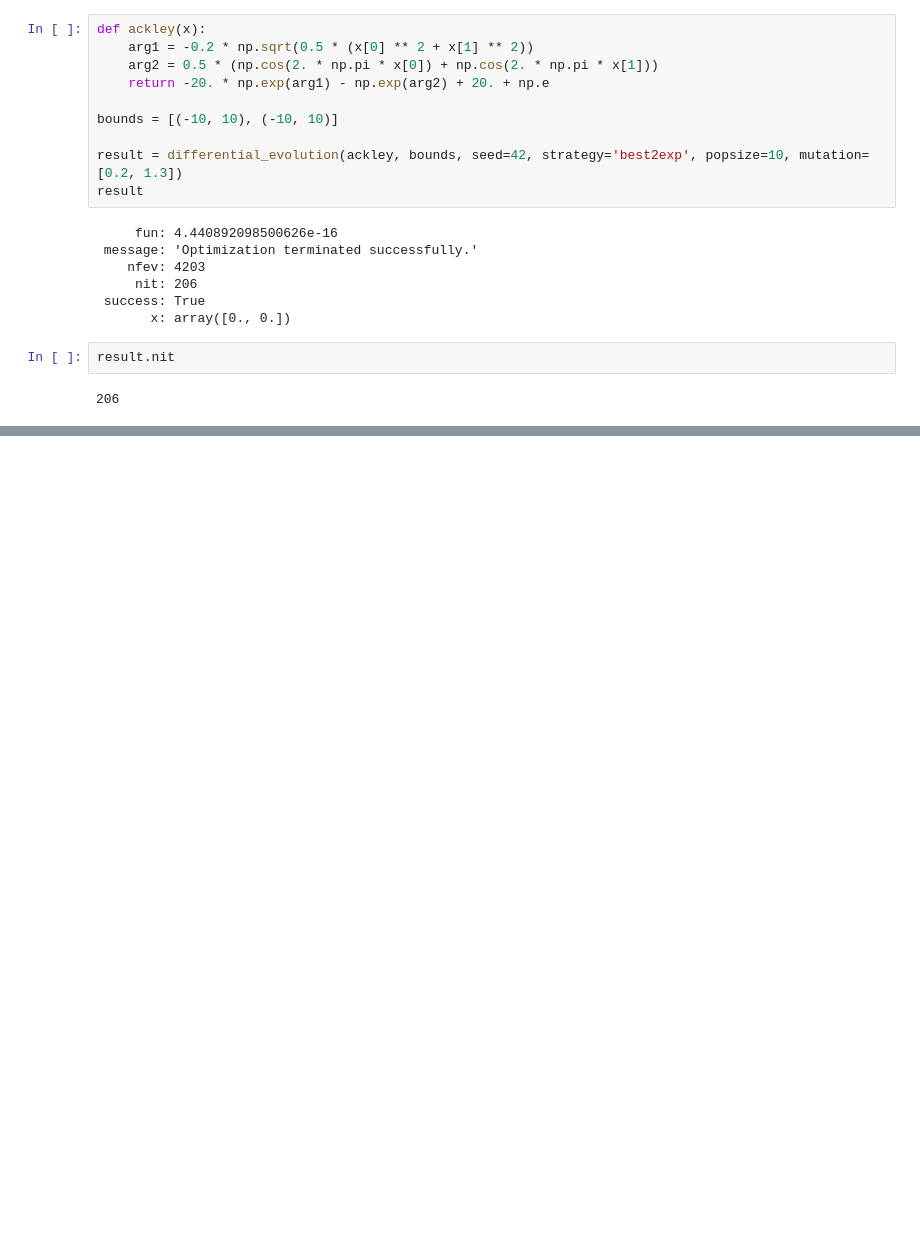
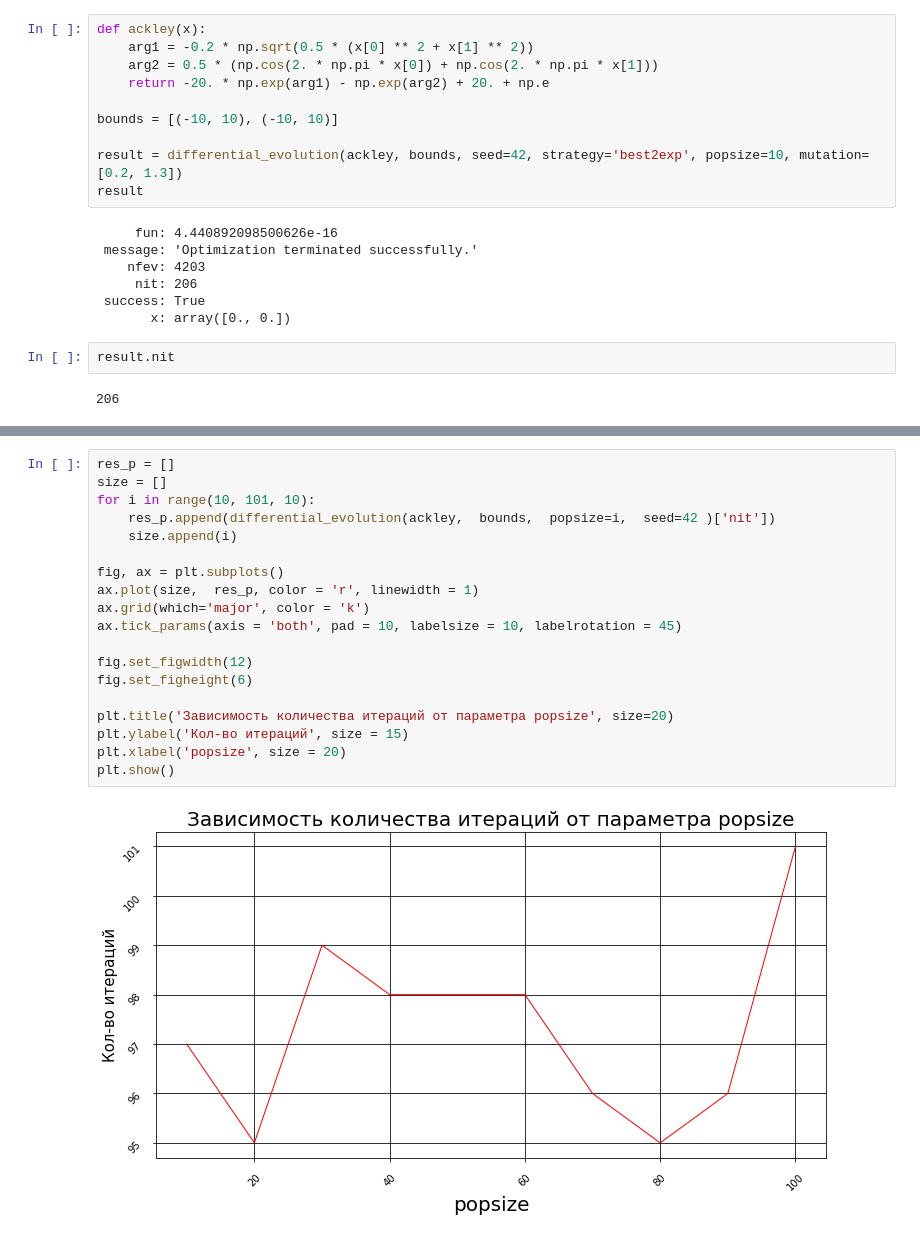
Before and after one commit to Yaroslavk93/Data-science, a Jupyter notebook: Mathematic/Advanced optimization.ipynb, the cells around one changed output, grey strips where cells are left out. Cells and saved outputs as stored; diff of their text form; blank space fills up the shorter version.

```diff
--- a/Mathematic/Advanced optimization.ipynb
+++ b/Mathematic/Advanced optimization.ipynb
@@ -42,0 +57,21 @@ plt.show()
+# %%
+res_p = []
+size = []
+for i in range(10, 101, 10):
+    res_p.append(differential_evolution(ackley,  bounds,  popsize=i,  seed=42 )['nit'])
+    size.append(i)
+
+fig, ax = plt.subplots()
+ax.plot(size,  res_p, color = 'r', linewidth = 1)
+ax.grid(which='major', color = 'k')
+ax.tick_params(axis = 'both', pad = 10, labelsize = 10, labelrotation = 45)
+
+fig.set_figwidth(12)
+fig.set_figheight(6)
+
+plt.title('Зависимость количества итераций от параметра popsize', size=20)
+plt.ylabel('Кол-во итераций', size = 15)
+plt.xlabel('popsize', size = 20)
+plt.show()
+# %% [output]
+[figure, added]
```
Also changed, not shown: parts of 8 cells of this notebook.
